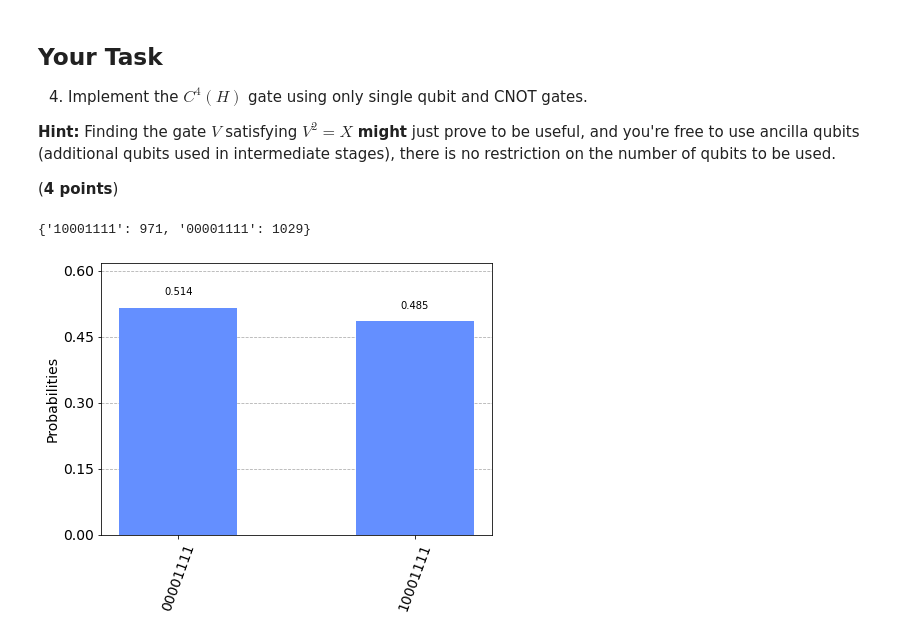
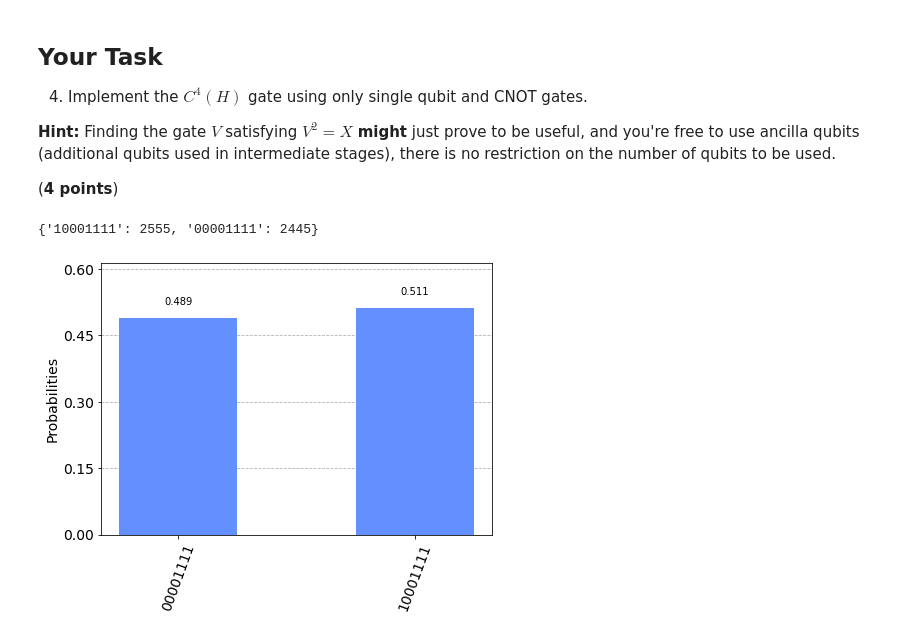
Before and after one commit to yatharth0610/Quantum-Algorithms-qiskit-, a Jupyter notebook: Notebooks/Day 2.1 Quantum Circuits Continued.ipynb, the cells around one changed output. Saved outputs shown, nothing was run; the diff lists cells and outputs as text; code cells hidden in the pictures.

```diff
--- a/Notebooks/Day 2.1 Quantum Circuits Continued.ipynb
+++ b/Notebooks/Day 2.1 Quantum Circuits Continued.ipynb
@@ -299,33 +302,33 @@ def controlled_Vdg(qc, cur, target):
     qc.ry(np.pi/4,target)
     qc.cx(cur,target)
     qc.rz(np.pi/2,target)
     qc.u1(np.pi/4, cur)
 # Implementing the two qubit controlled X gate using V
 def controlled_x(qc, c1, c2, target):
     controlled_V(qc, c2, target)
     qc.cx(c1,c2)
     controlled_Vdg(qc, c2, target)
     qc.cx(c1,c2)
     controlled_V(qc, c1, target)
 # Using the two qubit controlled qubit gate for tuples [0,1,4], [2,3,5] and [4,5,6] of qubits where 4,5,6 are ancilla qubits.
 controlled_x(qc5,0,1,4)
 controlled_x(qc5,2,3,5)
 controlled_x(qc5,4,5,6)
 controlled_h(qc5,6)
 qc5.x([4,5,6])
 
 for i in range(8):
     qc5.measure(i,i)
 
 def run_circuit(qc):
     backend = Aer.get_backend('qasm_simulator') # we choose the simulator as our backend
-    result = execute(qc, backend, shots = 2000).result() # we run the simulation
+    result = execute(qc, backend, shots = 5000).result() # we run the simulation
     counts = result.get_counts() # we get the counts
     return counts
 
 counts=run_circuit(qc5)
 print(counts)
 plot_histogram(counts)
 # %% [output]
-{'10001111': 971, '00001111': 1029}
+{'10001111': 2555, '00001111': 2445}
-[figure, old version]
+[figure, new version]
```
Also changed, not shown: parts of 3 cells of this notebook, 1 other file.
